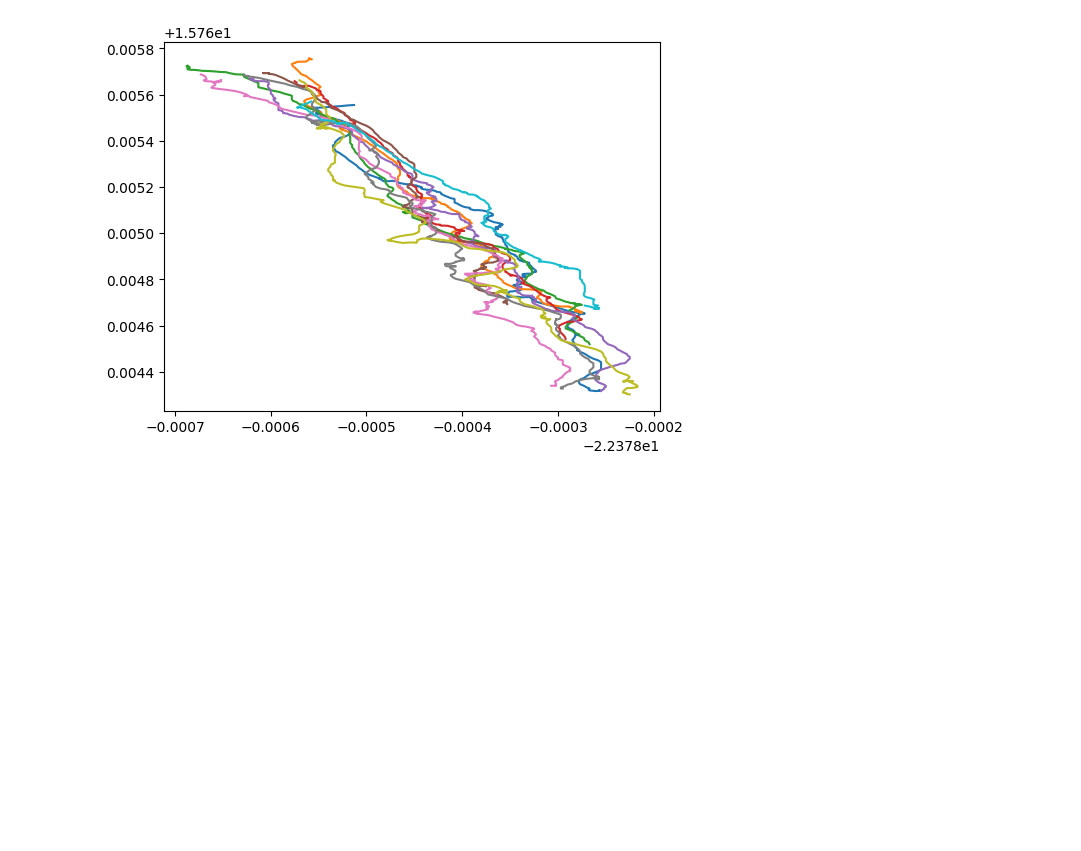
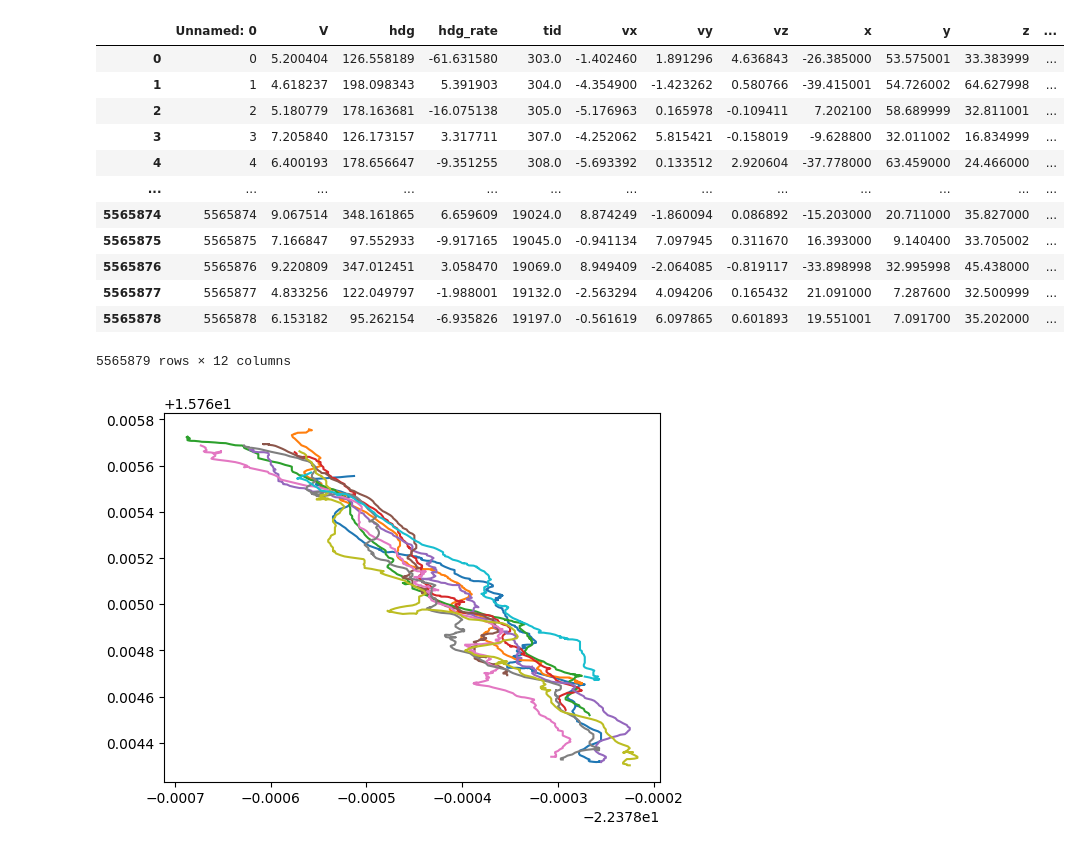
Before and after one commit to mmccraw98/flocking-emergence-iw, a Jupyter notebook: code/data/initial-data-analysis.ipynb, the cells around one changed output. Saved outputs shown, nothing was run; the diff lists cells and outputs as text; code cells hidden in the pictures; blank space fills up the shorter version.

```diff
--- a/code/data/initial-data-analysis.ipynb
+++ b/code/data/initial-data-analysis.ipynb
@@ -20,7 +20,23 @@ for dirname, _, filenames in os.walk('../data'):
 # %%
-df_A = pd.read_csv('A_nodes.csv')
-df_B = pd.read_csv('B_nodes.csv')
-df_C = pd.read_csv('C_nodes.csv')
+df_A = pd.read_csv('A_nodes.csv', index_col=0)
+df_B = pd.read_csv('B_nodes.csv', index_col=0)
+df_C = pd.read_csv('C_nodes.csv', index_col=0)
+# %%
+df_A
+# %% [output]
+|  | Unnamed: 0 | V | hdg | hdg_rate | tid | vx | vy | vz | x | y | z | ... |
+| 0 | 0 | 5.200404 | 126.558189 | -61.631580 | 303.0 | -1.402460 | 1.891296 | 4.636843 | -26.385000 | 53.575001 | 33.383999 | ... |
+| 1 | 1 | 4.618237 | 198.098343 | 5.391903 | 304.0 | -4.354900 | -1.423262 | 0.580766 | -39.415001 | 54.726002 | 64.627998 | ... |
+| 2 | 2 | 5.180779 | 178.163681 | -16.075138 | 305.0 | -5.176963 | 0.165978 | -0.109411 | 7.202100 | 58.689999 | 32.811001 | ... |
+| 3 | 3 | 7.205840 | 126.173157 | 3.317711 | 307.0 | -4.252062 | 5.815421 | -0.158019 | -9.628800 | 32.011002 | 16.834999 | ... |
+| 4 | 4 | 6.400193 | 178.656647 | -9.351255 | 308.0 | -5.693392 | 0.133512 | 2.920604 | -37.778000 | 63.459000 | 24.466000 | ... |
+| ... | ... | ... | ... | ... | ... | ... | ... | ... | ... | ... | ... | ... |
+| 5565874 | 5565874 | 9.067514 | 348.161865 | 6.659609 | 19024.0 | 8.874249 | -1.860094 | 0.086892 | -15.203000 | 20.711000 | 35.827000 | ... |
+| 5565875 | 5565875 | 7.166847 | 97.552933 | -9.917165 | 19045.0 | -0.941134 | 7.097945 | 0.311670 | 16.393000 | 9.140400 | 33.705002 | ... |
+| 5565876 | 5565876 | 9.220809 | 347.012451 | 3.058470 | 19069.0 | 8.949409 | -2.064085 | -0.819117 | -33.898998 | 32.995998 | 45.438000 | ... |
+| 5565877 | 5565877 | 4.833256 | 122.049797 | -1.988001 | 19132.0 | -2.563294 | 4.094206 | 0.165432 | 21.091000 | 7.287600 | 32.500999 | ... |
+| 5565878 | 5565878 | 6.153182 | 95.262154 | -6.935826 | 19197.0 | -0.561619 | 6.097865 | 0.601893 | 19.551001 | 7.091700 | 35.202000 | ... |
+5565879 rows × 12 columns
 # %%
 root = '../data/ColMotion-Species-Time-Data/'
 traj_root = os.path.join(root, 'trajectories_eg')
```
Also changed, not shown: parts of 1 cell of this notebook.
